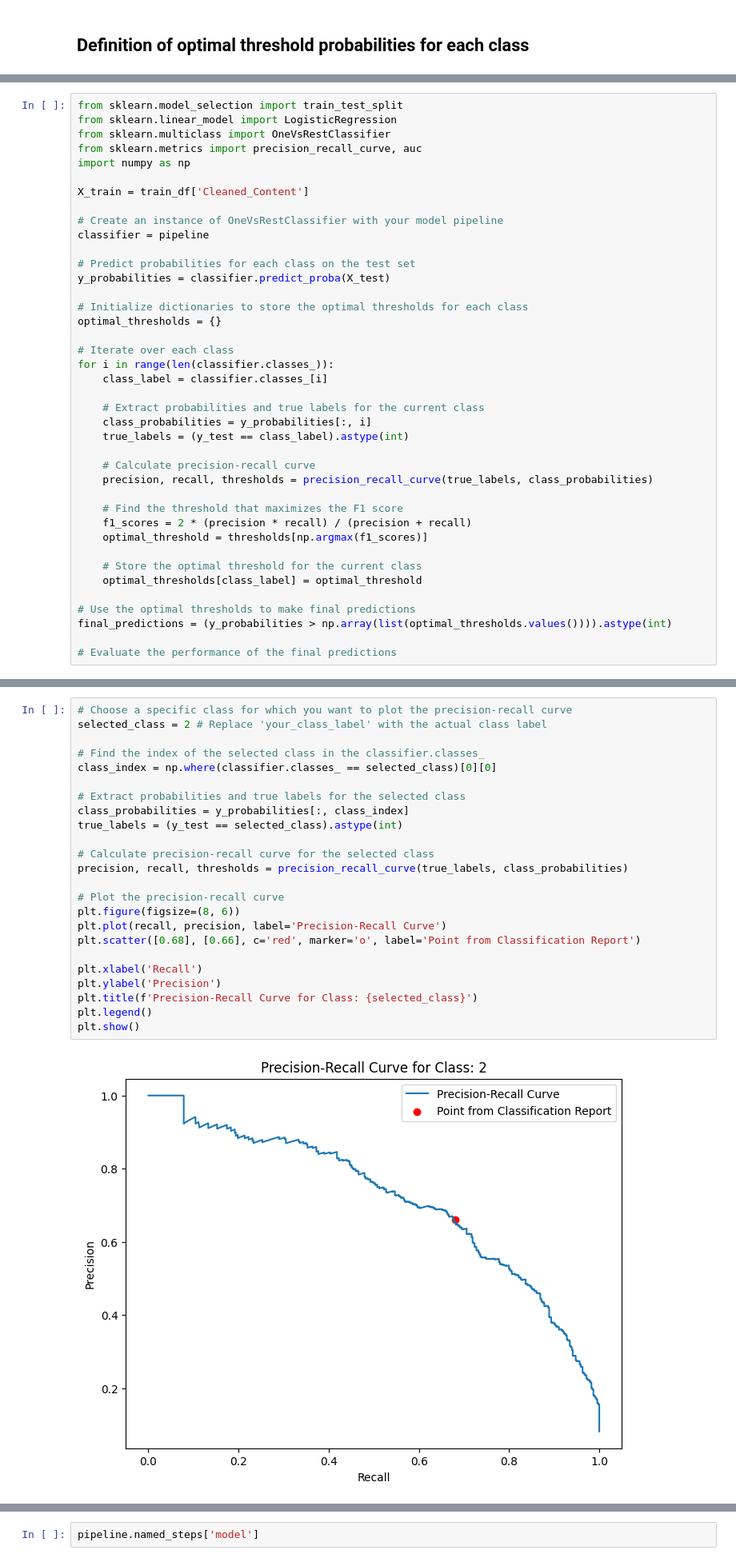
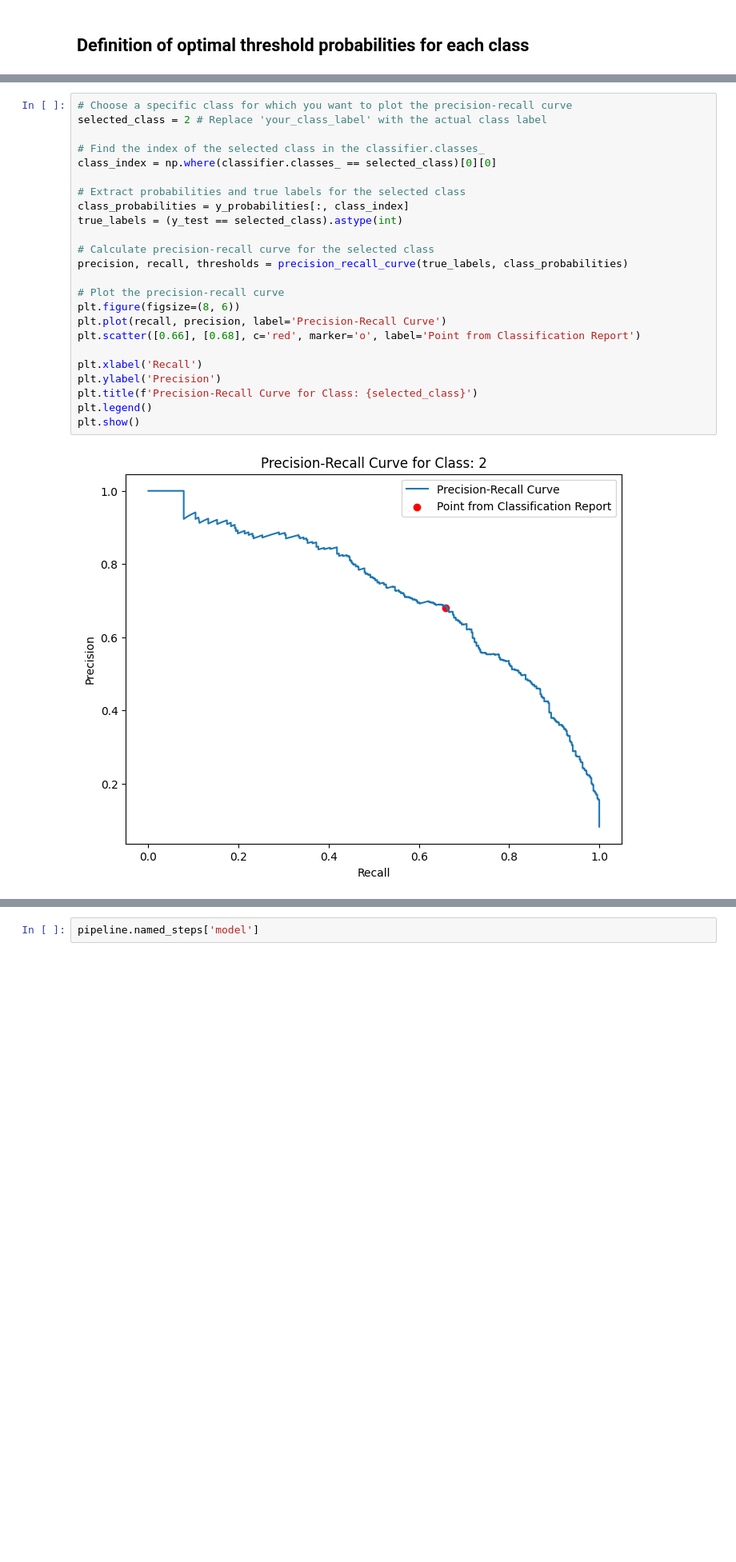
Before and after one commit to adelchi91/legal_docs_classifier, a Jupyter notebook: testing-CLEAN.ipynb, the cells around one changed output, grey strips where cells are left out. Shown at 80% size. Drawn from its saved outputs; the diff is of its cells as text; blank space fills up the shorter version.

```diff
--- a/testing-CLEAN.ipynb
+++ b/testing-CLEAN.ipynb
@@ -546,40 +714,0 @@ Optimal Threshold: 0.30
-# %%
-from sklearn.model_selection import train_test_split
-from sklearn.linear_model import LogisticRegression
-from sklearn.multiclass import OneVsRestClassifier
-from sklearn.metrics import precision_recall_curve, auc
-import numpy as np
-
-X_train = train_df['Cleaned_Content']
-
-# Create an instance of OneVsRestClassifier with your model pipeline
-classifier = pipeline
-
-# Predict probabilities for each class on the test set
-y_probabilities = classifier.predict_proba(X_test)
-
-# Initialize dictionaries to store the optimal thresholds for each class
-optimal_thresholds = {}
-
-# Iterate over each class
-for i in range(len(classifier.classes_)):
-    class_label = classifier.classes_[i]
-
-    # Extract probabilities and true labels for the current class
-    class_probabilities = y_probabilities[:, i]
-    true_labels = (y_test == class_label).astype(int)
-
-    # Calculate precision-recall curve
-    precision, recall, thresholds = precision_recall_curve(true_labels, class_probabilities)
-
-    # Find the threshold that maximizes the F1 score
-    f1_scores = 2 * (precision * recall) / (precision + recall)
-    optimal_threshold = thresholds[np.argmax(f1_scores)]
-
-    # Store the optimal threshold for the current class
-    optimal_thresholds[class_label] = optimal_threshold
-
-# Use the optimal thresholds to make final predictions
-final_predictions = (y_probabilities > np.array(list(optimal_thresholds.values()))).astype(int)
-
-# Evaluate the performance of the final predictions
@@ -675,29 +761,29 @@ weighted avg       0.93      0.93      0.93      5600
 # %%
 # Choose a specific class for which you want to plot the precision-recall curve
 selected_class = 2 # Replace 'your_class_label' with the actual class label
 
 # Find the index of the selected class in the classifier.classes_
 class_index = np.where(classifier.classes_ == selected_class)[0][0]
 
 # Extract probabilities and true labels for the selected class
 class_probabilities = y_probabilities[:, class_index]
 true_labels = (y_test == selected_class).astype(int)
 
 # Calculate precision-recall curve for the selected class
 precision, recall, thresholds = precision_recall_curve(true_labels, class_probabilities)
 
 # Plot the precision-recall curve
 plt.figure(figsize=(8, 6))
 plt.plot(recall, precision, label='Precision-Recall Curve')
-plt.scatter([0.68], [0.66], c='red', marker='o', label='Point from Classification Report')
+plt.scatter([0.66], [0.68], c='red', marker='o', label='Point from Classification Report')
 
 plt.xlabel('Recall')
 plt.ylabel('Precision')
 plt.title(f'Precision-Recall Curve for Class: {selected_class}')
 plt.legend()
 plt.show()
 # %% [output]
-[figure, old version]
+[figure, new version]
 # %%
 from sklearn import metrics
 import seaborn as sns
```
Also changed, not shown: parts of 61 cells of this notebook.
